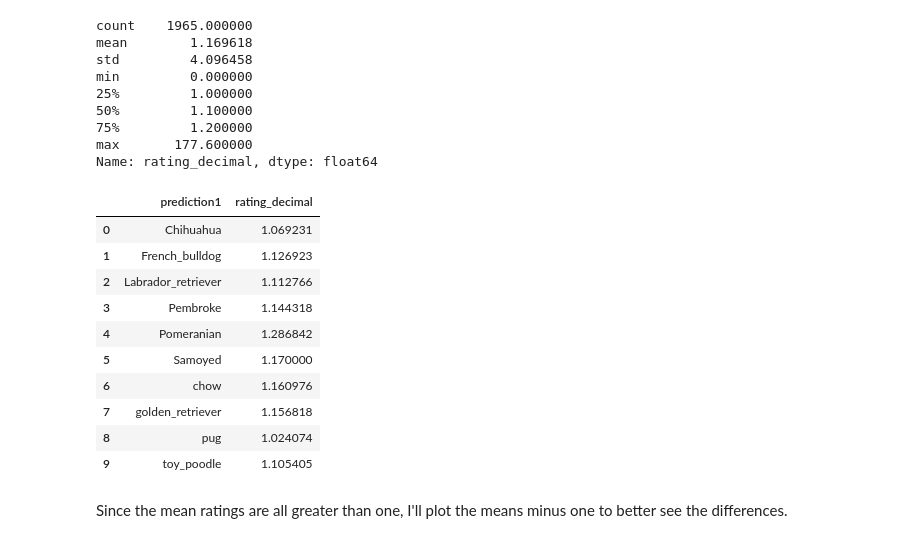
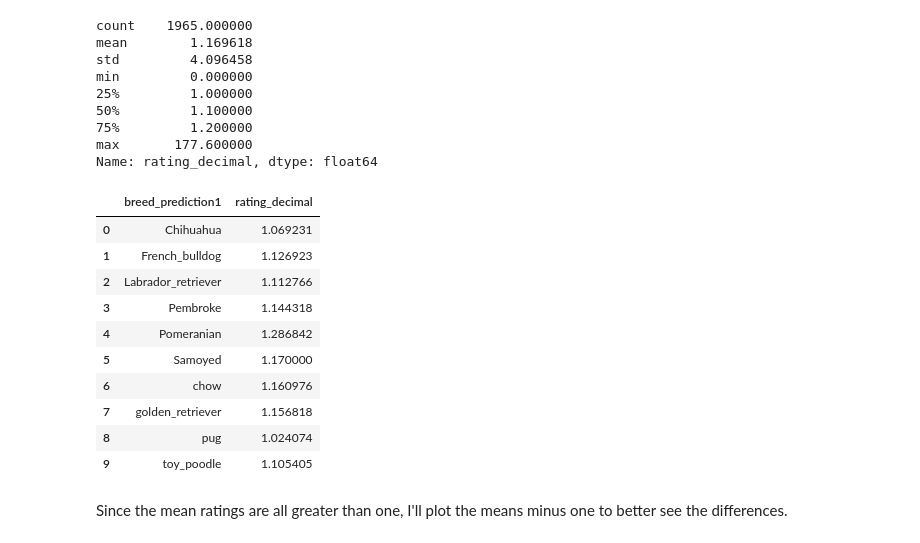
Before and after one commit to cnspatino/WeRateDogs-twitter-analysis, a Jupyter notebook: wrangle_act.ipynb, the cells around one changed output. Drawn from its saved outputs; the diff is of its cells as text; code cells hidden in the pictures.

```diff
--- a/wrangle_act.ipynb
+++ b/wrangle_act.ipynb
@@ -1734,21 +1731,25 @@ min         0.000000
 75%         1.200000
 max       177.600000
 Name: rating_decimal, dtype: float64
-# %%
-rating_means_df = most_frequent_breeds_df.groupby('prediction1').mean()['rating_decimal'].reset_index()
-rating_means_df
-# %% [output]
-|  | prediction1 | rating_decimal |
-| 0 | Chihuahua | 1.069231 |
-| 1 | French_bulldog | 1.126923 |
-| 2 | Labrador_retriever | 1.112766 |
-| 3 | Pembroke | 1.144318 |
-| 4 | Pomeranian | 1.286842 |
-| 5 | Samoyed | 1.170000 |
-| 6 | chow | 1.160976 |
-| 7 | golden_retriever | 1.156818 |
-| 8 | pug | 1.024074 |
-| 9 | toy_poodle | 1.105405 |
+# %%
+# get subset of most frequent breeds again
+most_frequent_breeds_df = twitter_archive_clean[twitter_archive_clean['breed_prediction1'].isin(most_frequent_breeds)]
+
+# group by breed_prediction1 and get means of rating decimal
+rating_means_df = most_frequent_breeds_df.groupby('breed_prediction1').mean()['rating_decimal'].reset_index()
+rating_means_df
+# %% [output]
+|  | breed_prediction1 | rating_decimal |
+| 0 | Chihuahua | 1.069231 |
+| 1 | French_bulldog | 1.126923 |
+| 2 | Labrador_retriever | 1.112766 |
+| 3 | Pembroke | 1.144318 |
+| 4 | Pomeranian | 1.286842 |
+| 5 | Samoyed | 1.170000 |
+| 6 | chow | 1.160976 |
+| 7 | golden_retriever | 1.156818 |
+| 8 | pug | 1.024074 |
+| 9 | toy_poodle | 1.105405 |
 # %% [markdown]
 Since the mean ratings are all greater than one, I'll plot the means minus one to better see the differences.
 # %%
```
Also changed, not shown: parts of 13 cells of this notebook.
